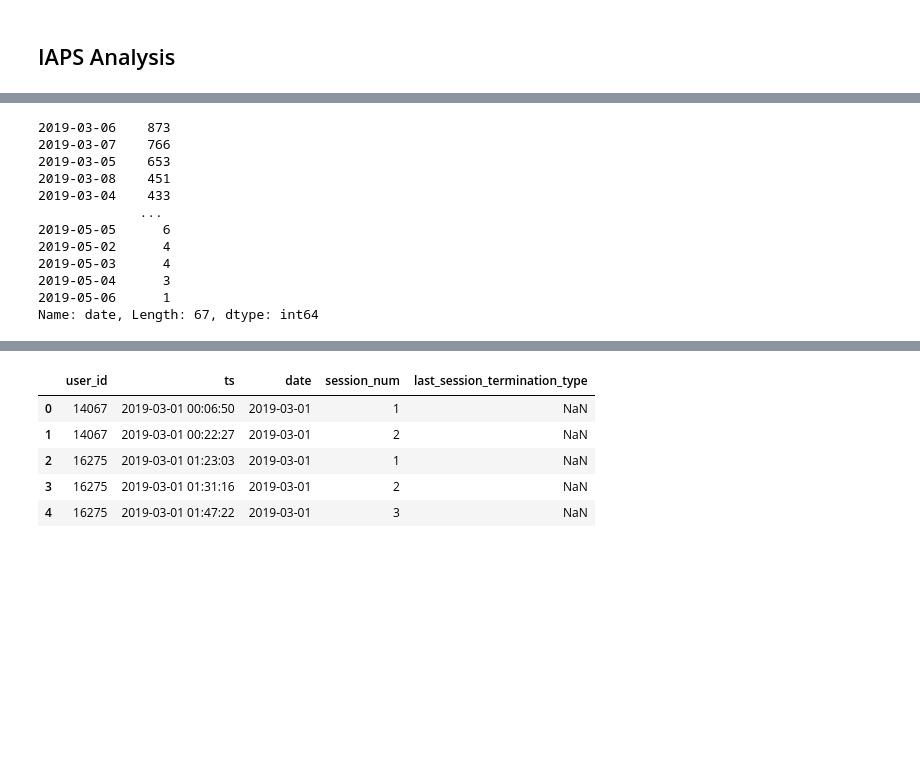
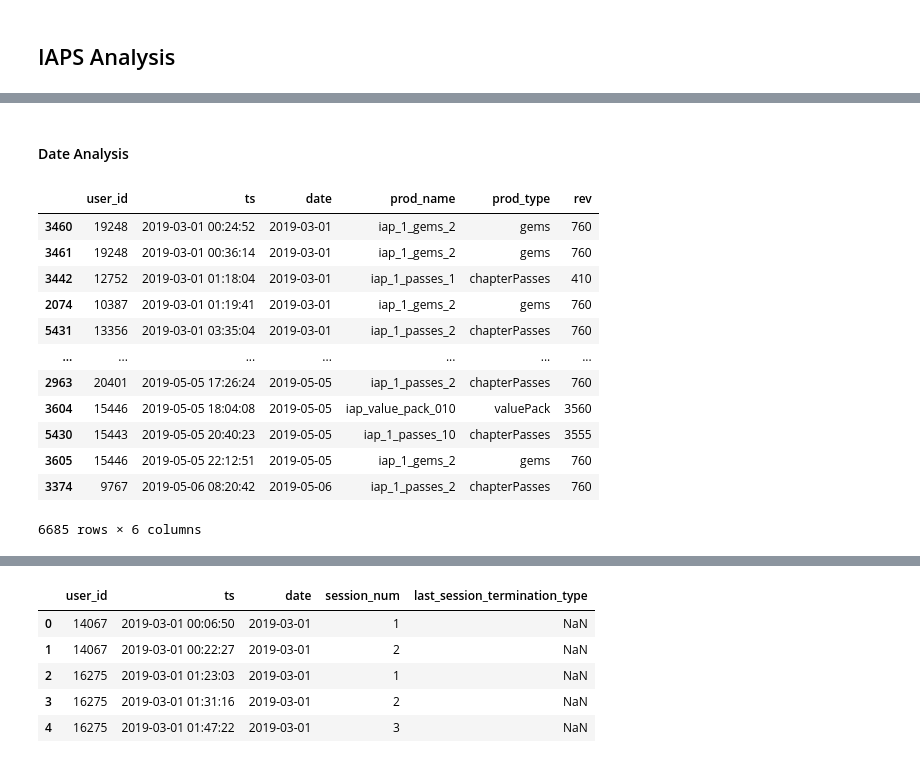
Before and after one commit to ericyeonpark/pg_data_exploratory_analysis, a Jupyter notebook: data_exploration_Eric_Park.ipynb, the cells around one changed output, grey strips where cells are left out. Saved outputs shown, nothing was run; the diff lists cells and outputs as text; code cells hidden in the pictures; blank space fills up the shorter version.

```diff
--- a/data_exploration_Eric_Park.ipynb
+++ b/data_exploration_Eric_Park.ipynb
@@ -81,16 +155,19 @@ Name: prod_name, dtype: int64
+# %% [markdown]
+#### Date Analysis
 # %%
 # Purchase data seems to be from March to May in 2019
-iaps['date'].value_counts()
+iaps.sort_values(by=['ts'])
 # %% [output]
+|  | user_id | ts | date | prod_name | prod_type | rev |
+| 3460 | 19248 | 2019-03-01 00:24:52 | 2019-03-01 | iap_1_gems_2 | gems | 760 |
+| 3461 | 19248 | 2019-03-01 00:36:14 | 2019-03-01 | iap_1_gems_2 | gems | 760 |
+| 3442 | 12752 | 2019-03-01 01:18:04 | 2019-03-01 | iap_1_passes_1 | chapterPasses | 410 |
+| 2074 | 10387 | 2019-03-01 01:19:41 | 2019-03-01 | iap_1_gems_2 | gems | 760 |
+| 5431 | 13356 | 2019-03-01 03:35:04 | 2019-03-01 | iap_1_passes_2 | chapterPasses | 760 |
+| ... | ... | ... | ... | ... | ... | ... |
+| 2963 | 20401 | 2019-05-05 17:26:24 | 2019-05-05 | iap_1_passes_2 | chapterPasses | 760 |
+| 3604 | 15446 | 2019-05-05 18:04:08 | 2019-05-05 | iap_value_pack_010 | valuePack | 3560 |
+| 5430 | 15443 | 2019-05-05 20:40:23 | 2019-05-05 | iap_1_passes_10 | chapterPasses | 3555 |
+| 3605 | 15446 | 2019-05-05 22:12:51 | 2019-05-05 | iap_1_gems_2 | gems | 760 |
+| 3374 | 9767 | 2019-05-06 08:20:42 | 2019-05-06 | iap_1_passes_2 | chapterPasses | 760 |
-2019-03-06    873
-2019-03-07    766
-2019-03-05    653
-2019-03-08    451
-2019-03-04    433
-             ...
-2019-05-05      6
-2019-05-02      4
-2019-05-03      4
-2019-05-04      3
-2019-05-06      1
-Name: date, Length: 67, dtype: int64
+6685 rows × 6 columns
```
Also changed, not shown: parts of 21 cells of this notebook.
